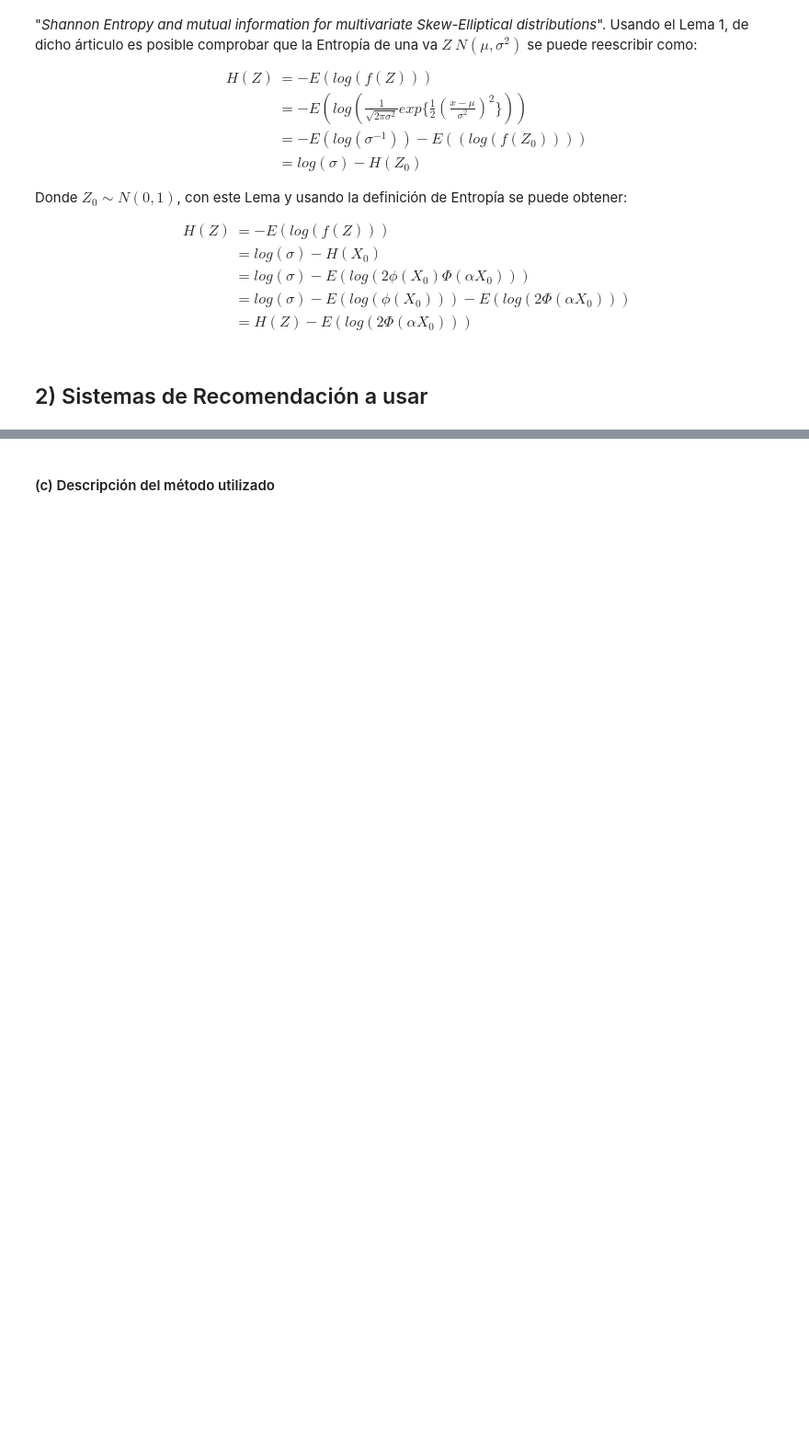
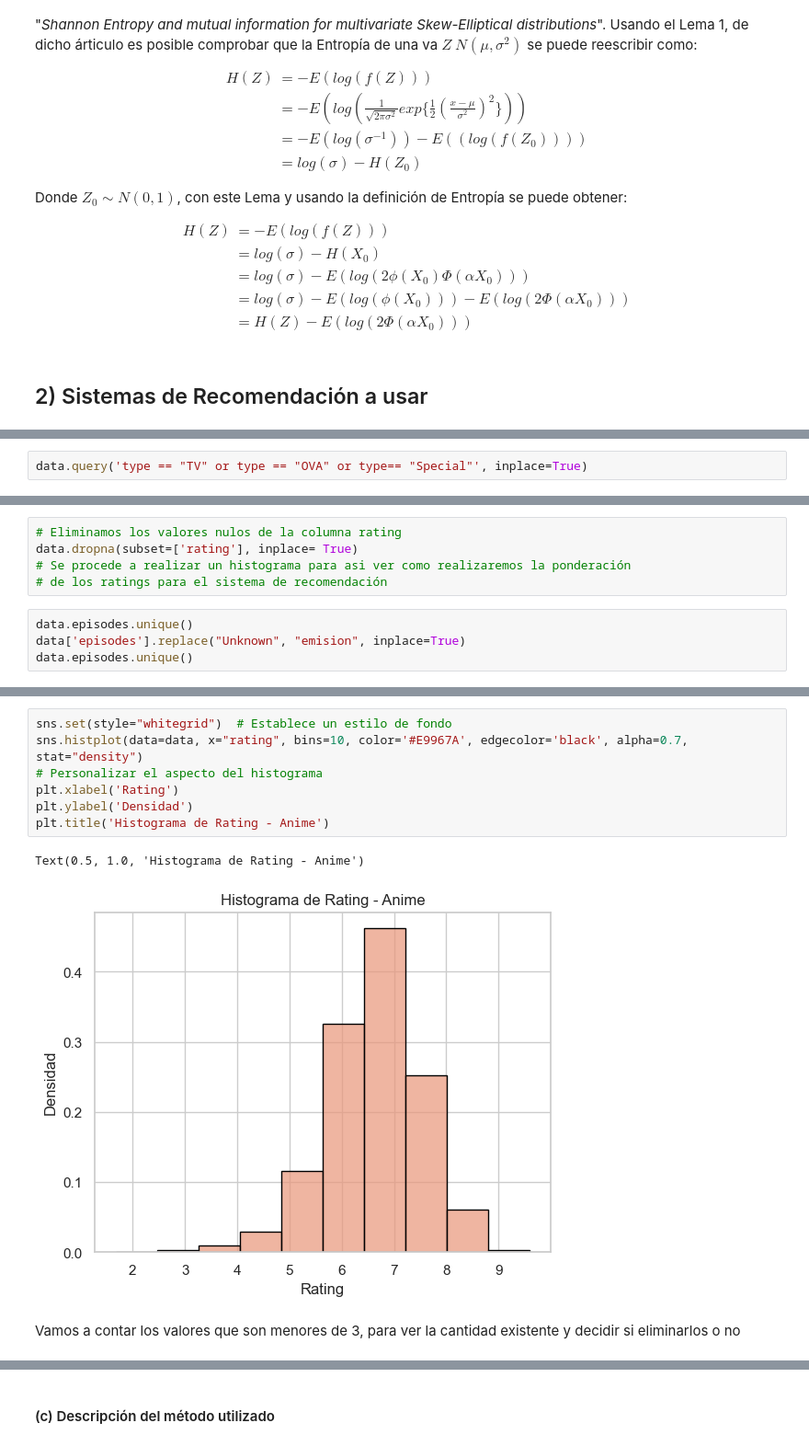
Before and after one commit to ffvilca/topicos_tarea-1, a Jupyter notebook: notebook.ipynb, the cells around one changed output, grey strips where cells are left out. Shown at 92% size. Saved outputs shown, nothing was run; the diff lists cells and outputs as text; blank space fills up the shorter version.

```diff
--- a/notebook.ipynb
+++ b/notebook.ipynb
@@ -97,0 +113,2 @@ Error:
+# %%
+data.query('type == "TV" or type == "OVA" or type== "Special"', inplace=True)
@@ -97,0 +117,9 @@ Error:
+# %%
+# Eliminamos los valores nulos de la columna rating
+data.dropna(subset=['rating'], inplace= True)
+# Se procede a realizar un histograma para asi ver como realizaremos la ponderación
+# de los ratings para el sistema de recomendación
+# %%
+data.episodes.unique()
+data['episodes'].replace("Unknown", "emision", inplace=True)
+data.episodes.unique()
@@ -97,0 +146,12 @@ Error:
+# %%
+sns.set(style="whitegrid")  # Establece un estilo de fondo
+sns.histplot(data=data, x="rating", bins=10, color='#E9967A', edgecolor='black', alpha=0.7, stat="density")
+# Personalizar el aspecto del histograma
+plt.xlabel('Rating')
+plt.ylabel('Densidad')
+plt.title('Histograma de Rating - Anime')
+# %% [output]
+Text(0.5, 1.0, 'Histograma de Rating - Anime')
+[figure, added]
+# %% [markdown]
+Vamos a contar los valores que son menores de 3, para ver la cantidad existente y decidir si eliminarlos o no
```
Also changed, not shown: parts of 15 cells of this notebook, 1 other file.
